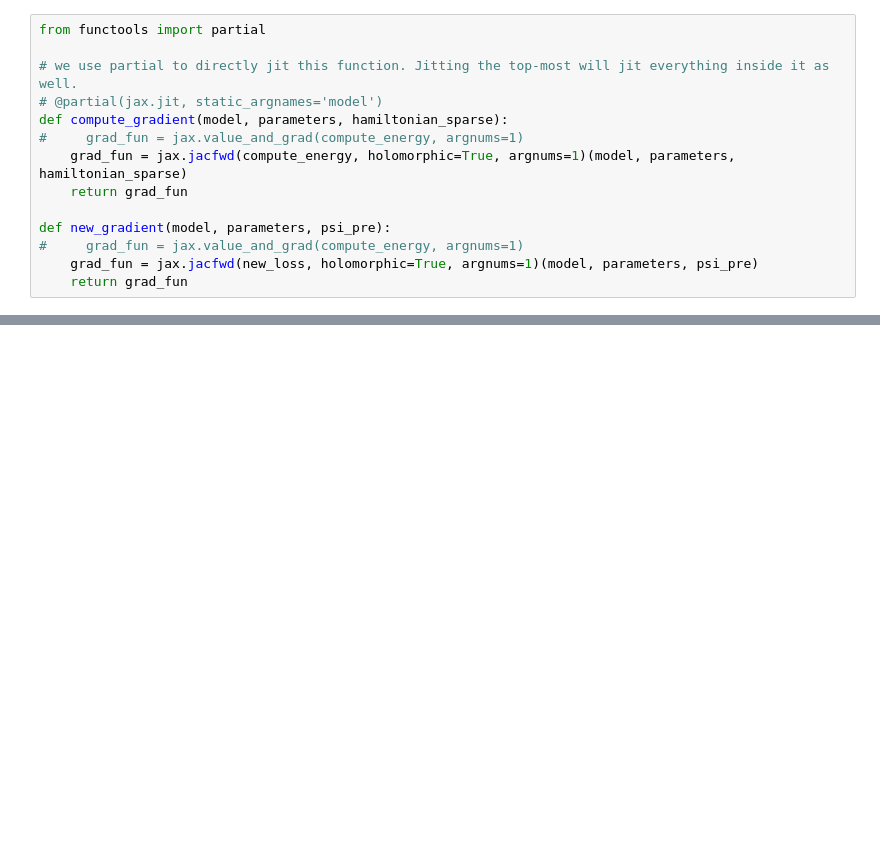
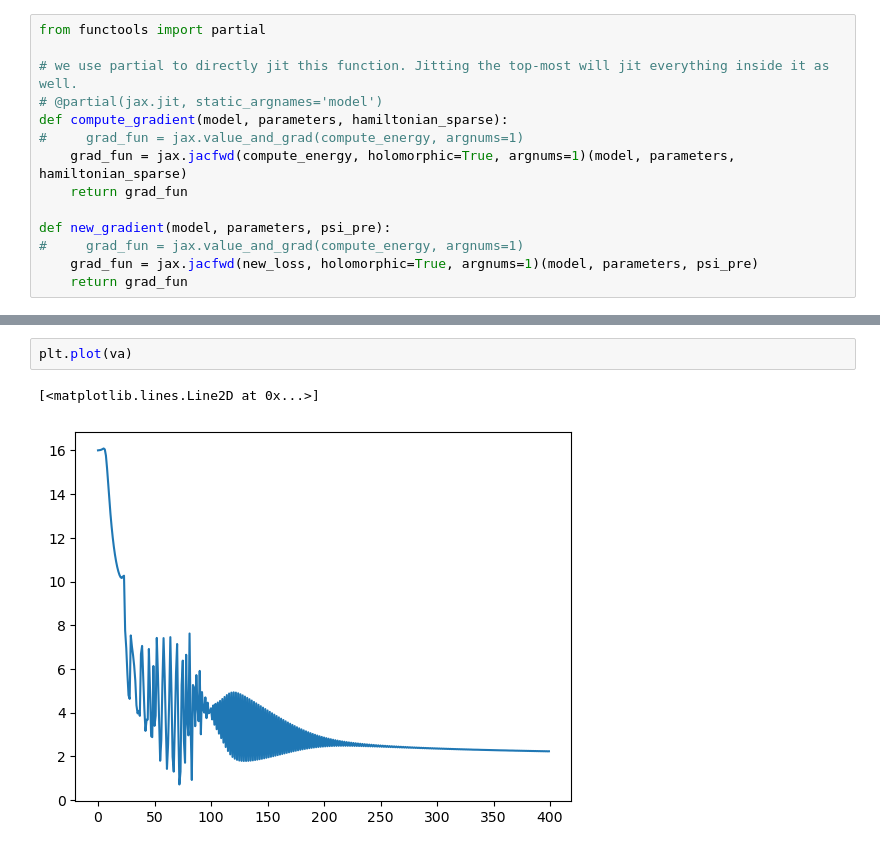
Before and after one commit to kdg930202/QNS, a Jupyter notebook: 2024.3.20.ipynb, the cells around one changed output, grey strips where cells are left out. Saved outputs shown, nothing was run; the diff lists cells and outputs as text; blank space fills up the shorter version.

```diff
--- a/2024.3.20.ipynb
+++ b/2024.3.20.ipynb
@@ -156,0 +169,5 @@ compute_energy_variance(model, parameters, hamiltonian_jax_sparse)
+# %%
+plt.plot(va)
+# %% [output]
+[<matplotlib.lines.Line2D at 0x...>]
+[figure, added]
```
Also changed, not shown: parts of 11 cells of this notebook, 6 other files.
